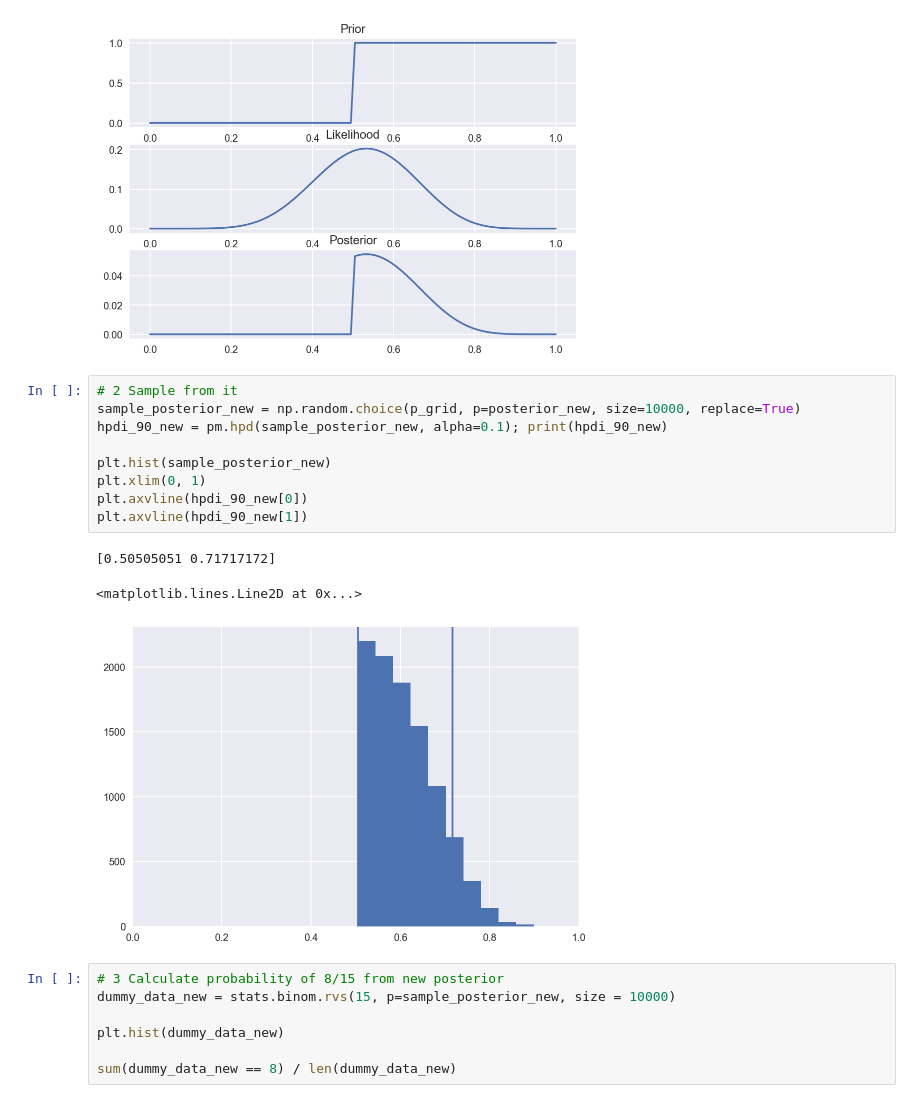
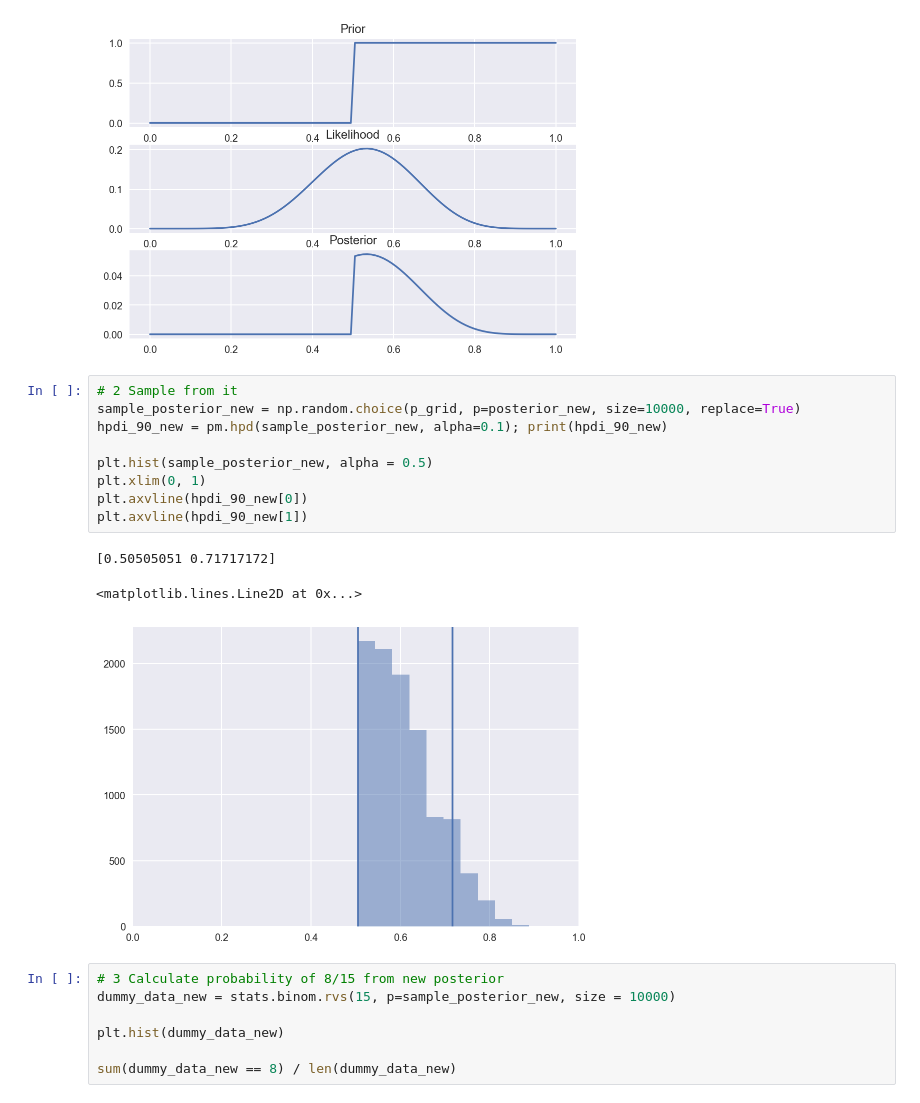
Before and after one commit to pan-alex/resources, a Jupyter notebook: Rethinking/Chp_03.ipynb, the cells around one changed output. Drawn from its saved outputs; the diff is of its cells as text.

```diff
--- a/Rethinking/Chp_03.ipynb
+++ b/Rethinking/Chp_03.ipynb
@@ -407,16 +402,16 @@ Text(0.5,1,'Posterior')
 # %%
 # 2 Sample from it
 sample_posterior_new = np.random.choice(p_grid, p=posterior_new, size=10000, replace=True)
 hpdi_90_new = pm.hpd(sample_posterior_new, alpha=0.1); print(hpdi_90_new)
 
-plt.hist(sample_posterior_new)
+plt.hist(sample_posterior_new, alpha = 0.5)
 plt.xlim(0, 1)
 plt.axvline(hpdi_90_new[0])
 plt.axvline(hpdi_90_new[1])
 # %% [output]
 [0.50505051 0.71717172]
 <matplotlib.lines.Line2D at 0x...>
-[figure, old version]
+[figure, new version]
 # %%
 # 3 Calculate probability of 8/15 from new posterior
 dummy_data_new = stats.binom.rvs(15, p=sample_posterior_new, size = 10000)
```
Also changed, not shown: parts of 12 cells of this notebook.
